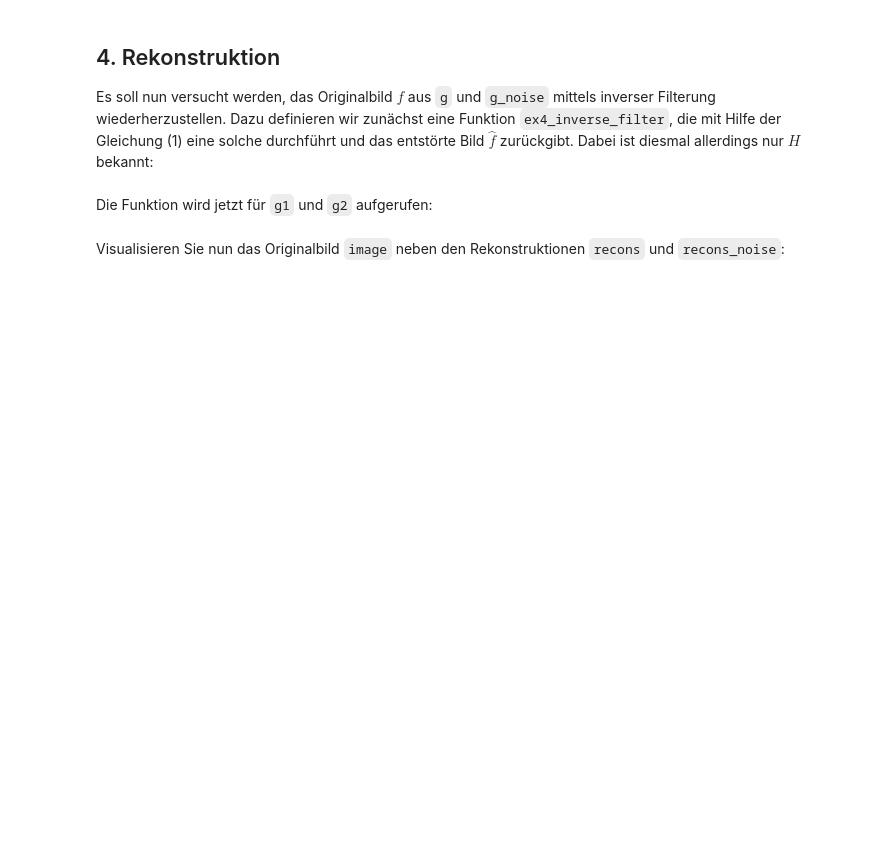
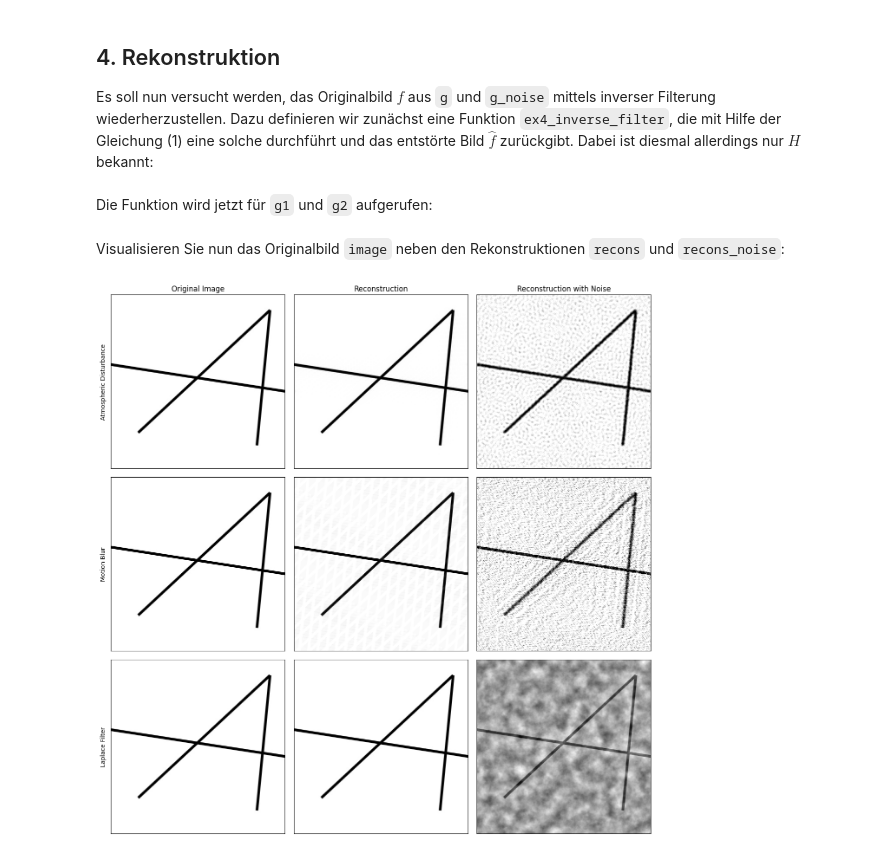
Before and after one commit to FitzWork/university, a Jupyter notebook: computer_vision/ex4/ex4_3.ipynb, the cells around one changed output. Drawn from its saved outputs; the diff is of its cells as text; code cells hidden in the pictures; blank space fills up the shorter version.

```diff
--- a/computer_vision/ex4/ex4_3.ipynb
+++ b/computer_vision/ex4/ex4_3.ipynb
@@ -70,6 +87,3 @@ def ex4_apply_noise(f, H, N):
     return g
 # %% [markdown]
 Die Funktion wird nun eingesetzt, um das Bild einmal nur durch $H$ und einmal durch $H$ und $N$ zu stören.
-# %%
-g = ex4_apply_noise(image, H, lambda u, v: 0)  # Störung nur durch H, N ist 0
-g_noise = ex4_apply_noise(image, H, N)
@@ -78,7 +131,3 @@ Visualisieren Sie `image`, `g` und `g_noise` nebeneinander:
 # %% [markdown]
 ## 4. Rekonstruktion
 Es soll nun versucht werden, das Originalbild $f$ aus `g` und `g_noise` mittels inverser Filterung wiederherzustellen. Dazu definieren wir zunächst eine Funktion `ex4_inverse_filter`, die mit Hilfe der Gleichung (1) eine solche durchführt und das entstörte Bild $\hat{f}$ zurückgibt. Dabei ist diesmal allerdings nur $H$ bekannt:
-# %%
-def ex4_inverse_filter(g, H):
-    ...
-    return f_
@@ -90,2 +150,41 @@ recons_noise = ex4_inverse_filter(g_noise, H)
+# %%
+recons1 = ex4_inverse_filter(g1, H1)
+recons1_noise = ex4_inverse_filter(g1_noise, H1, eps=1e-1)
+
+recons2 = ex4_inverse_filter(g2, H2)
+recons2_noise = ex4_inverse_filter(g2_noise, H2, eps=1e-1)
+
+recons3 = ex4_inverse_filter(g3, H3)
+recons3_noise = ex4_inverse_filter(g3_noise, H3, eps=1e-2)
 # %% [markdown]
 Visualisieren Sie nun das Originalbild `image` neben den Rekonstruktionen `recons` und `recons_noise`:
+# %%
+fig, axs = plt.subplots(3, 3, figsize=(13, 13))
+
+axs[0,0].set_ylabel('Atmospheric Disturbance')
+axs[1,0].set_ylabel('Motion Blur')
+axs[2,0].set_ylabel('Laplace Filter')
+
+axs[0,0].set_title('Original Image')
+axs[0,0].imshow(image, cmap='gray', vmin=0, vmax=1)
+axs[1,0].imshow(image, cmap='gray', vmin=0, vmax=1)
+axs[2,0].imshow(image, cmap='gray', vmin=0, vmax=1)
+
+axs[0,1].set_title('Reconstruction')
+axs[0,1].imshow(recons1, cmap='gray', vmin=0, vmax=1)
+axs[1,1].imshow(recons2, cmap='gray', vmin=0, vmax=1)
+axs[2,1].imshow(recons3, cmap='gray')
+
+axs[0,2].set_title('Reconstruction with Noise')
+axs[0,2].imshow(recons1_noise, cmap='gray', vmin=0, vmax=1)
+axs[1,2].imshow(recons2_noise, cmap='gray', vmin=0, vmax=1)
+axs[2,2].imshow(recons3_noise, cmap='gray')
+
+for ax in axs.ravel():
+    ax.set_xticks([])
+    ax.set_yticks([])
+
+fig.tight_layout()
+plt.show()
+# %% [output]
+[figure, added]
```
Also changed, not shown: parts of 12 cells of this notebook, 2 other files.
